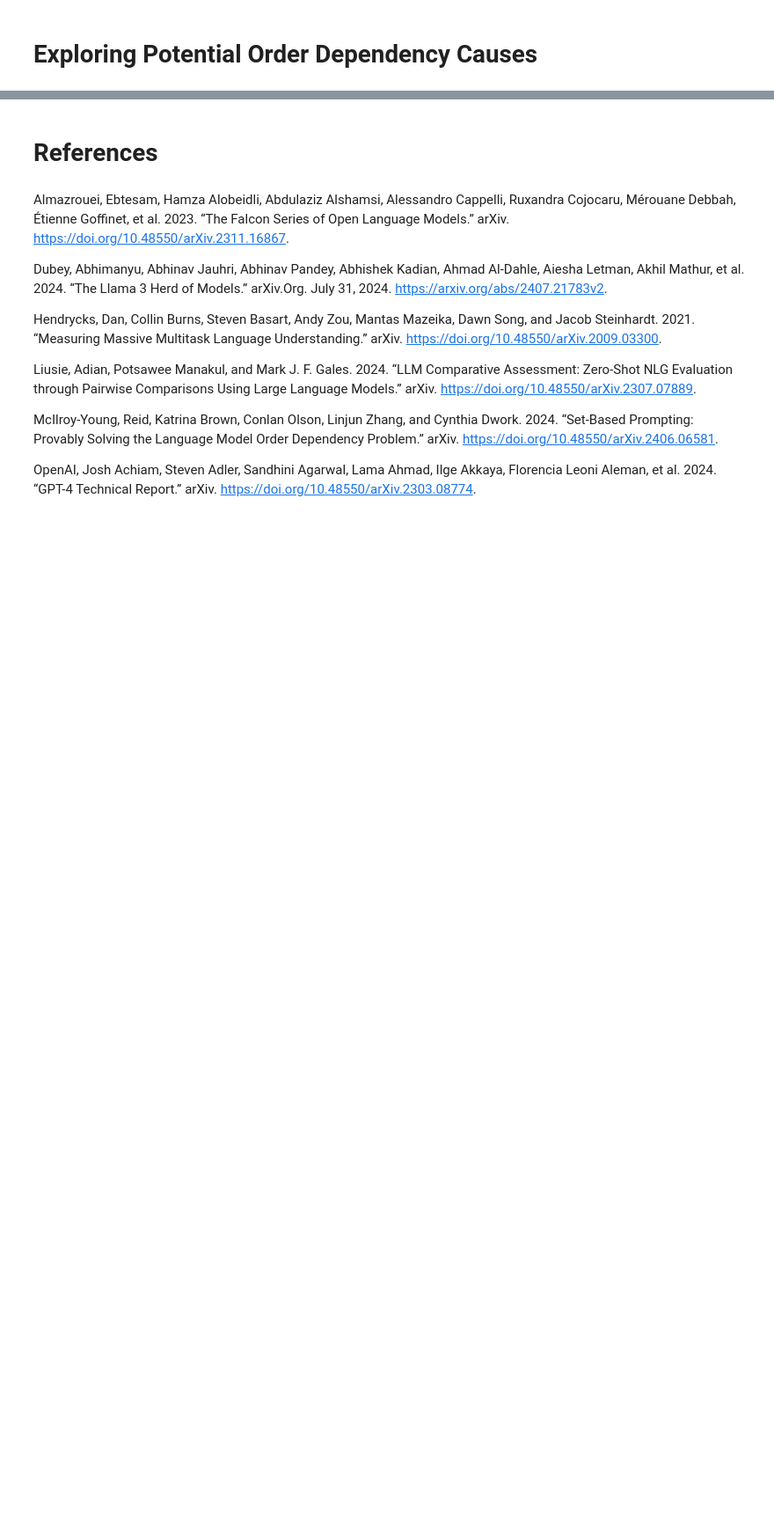
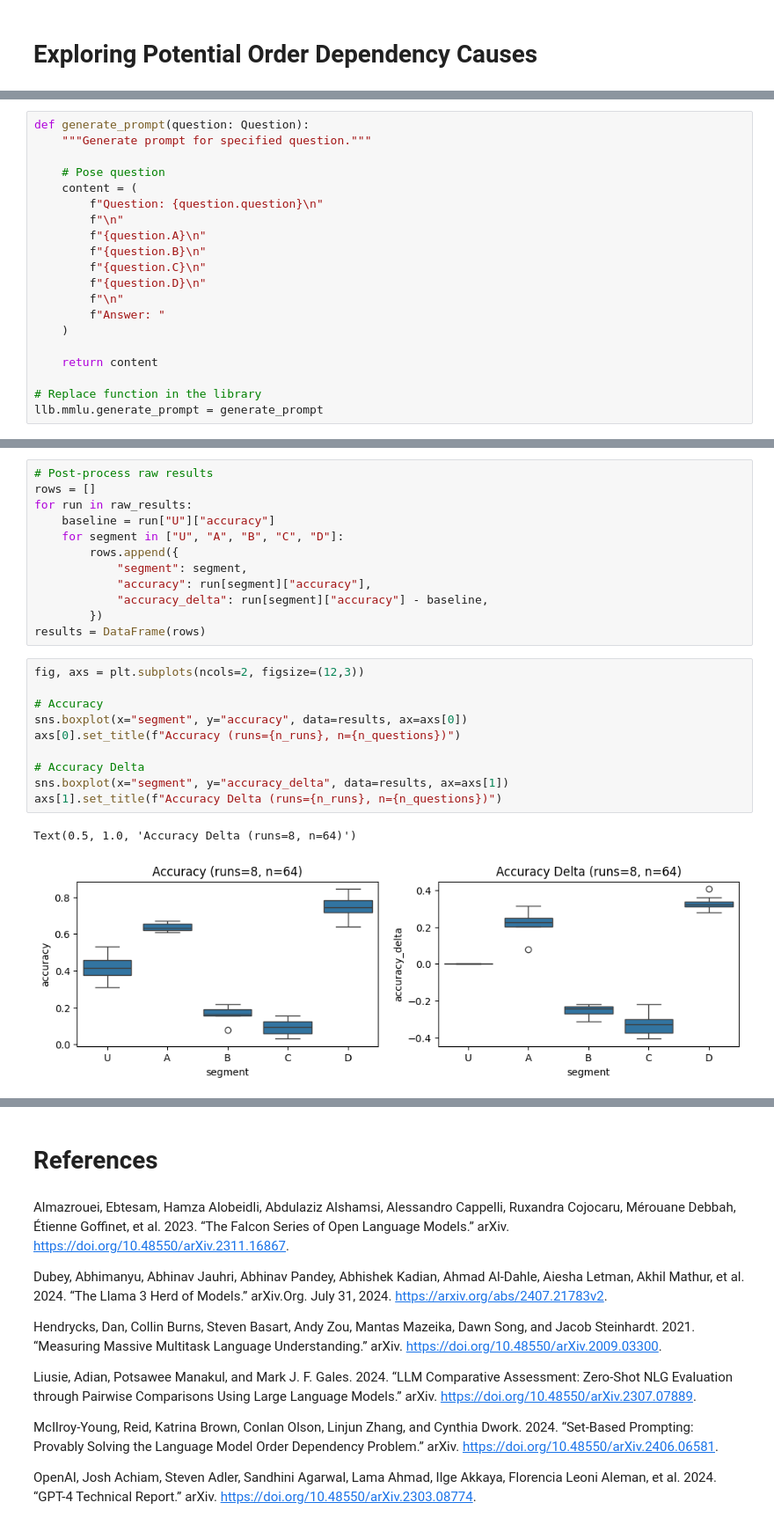
Before and after one commit to stickshift/llama-benchmarks, a Jupyter notebook: experiments/20241107-exploring-order-dependency.ipynb, the cells around one changed output, grey strips where cells are left out. Shown: that part at 88% size. Cells and saved outputs as stored; diff of their text form; blank space fills up the shorter version.

```diff
--- a/experiments/20241107-exploring-order-dependency.ipynb
+++ b/experiments/20241107-exploring-order-dependency.ipynb
@@ -465,0 +505,20 @@ example_question_report(4481)
+# %%
+def generate_prompt(question: Question):
+    """Generate prompt for specified question."""
+
+    # Pose question
+    content = (
+        f"Question: {question.question}\n"
+        f"\n"
+        f"{question.A}\n"
+        f"{question.B}\n"
+        f"{question.C}\n"
+        f"{question.D}\n"
+        f"\n"
+        f"Answer: "
+    )
+
+    return content
+
+# Replace function in the library
+llb.mmlu.generate_prompt = generate_prompt
@@ -465,0 +604,25 @@ example_question_report(4481)
+# %%
+# Post-process raw results
+rows = []
+for run in raw_results:
+    baseline = run["U"]["accuracy"]
+    for segment in ["U", "A", "B", "C", "D"]:
+        rows.append({
+            "segment": segment,
+            "accuracy": run[segment]["accuracy"],
+            "accuracy_delta": run[segment]["accuracy"] - baseline,
+        })
+results = DataFrame(rows)
+# %%
+fig, axs = plt.subplots(ncols=2, figsize=(12,3))
+
+# Accuracy
+sns.boxplot(x="segment", y="accuracy", data=results, ax=axs[0])
+axs[0].set_title(f"Accuracy (runs={n_runs}, n={n_questions})")
+
+# Accuracy Delta
+sns.boxplot(x="segment", y="accuracy_delta", data=results, ax=axs[1])
+axs[1].set_title(f"Accuracy Delta (runs={n_runs}, n={n_questions})")
+# %% [output]
+Text(0.5, 1.0, 'Accuracy Delta (runs=8, n=64)')
+[figure, added]
```
Also changed, not shown: parts of 19 cells of this notebook, 1 other file.
